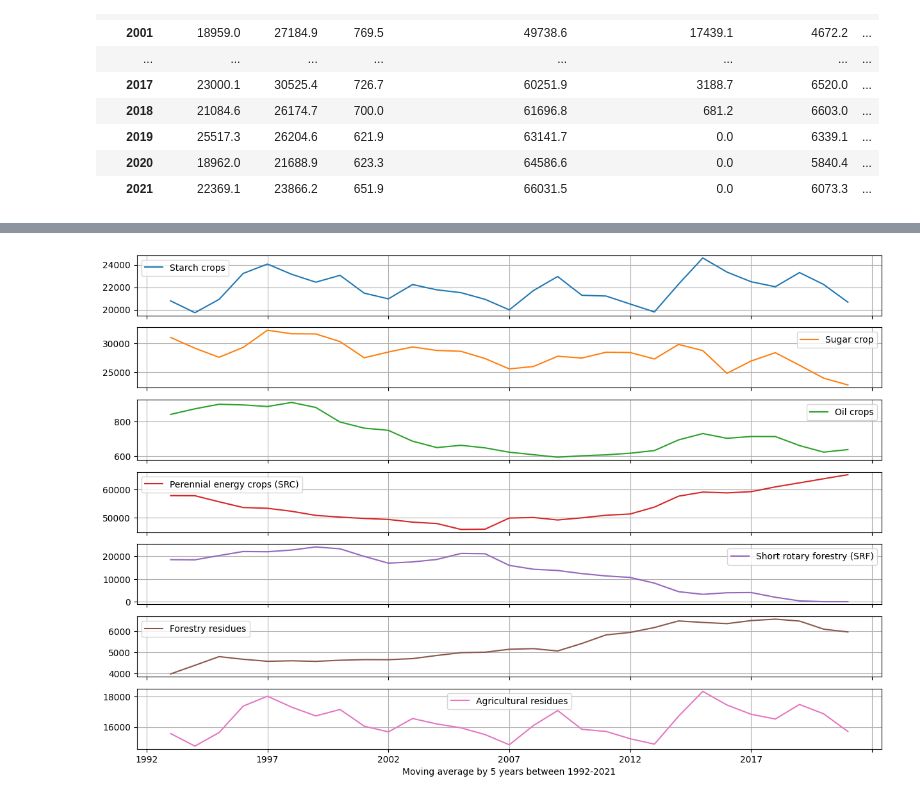
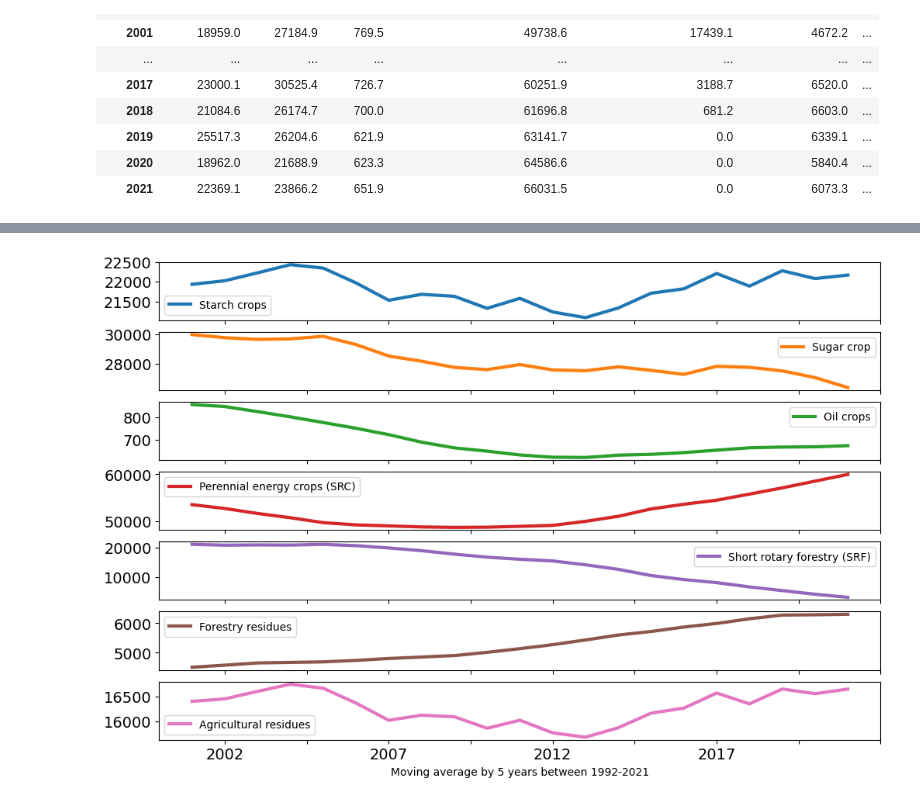
Before and after one commit to doubleyoushinamide/Data_Science_Codes, a Jupyter notebook: Biomass_evaluation/Domestic_extraction/Moving_average_biomass_1992-2050.ipynb, the cells around one changed output, grey strips where cells are left out. Saved outputs shown, nothing was run; the diff lists cells and outputs as text; code cells hidden in the pictures.

```diff
--- a/Biomass_evaluation/Domestic_extraction/Moving_average_biomass_1992-2050.ipynb
+++ b/Biomass_evaluation/Domestic_extraction/Moving_average_biomass_1992-2050.ipynb
@@ -59,8 +59,17 @@ df #Check if index had
 | 2020 | 18962.0 | 21688.9 | 623.3 | 64586.6 | 0.0 | 5840.4 | ... |
 | 2021 | 22369.1 | 23866.2 | 651.9 | 66031.5 | 0.0 | 6073.3 | ... |
 # %%
+#plt.rcParams['font.family'] = ''
+
+boxprops=dict(linewidth=2)
+capprops=dict(linewidth=2)
+whiskerprops=dict(linewidth=2)
 # By using subplots, fragments of each plots are displayed for each columns
-plt.rcParams['font.family'] = ''
-df.plot(kind='box', subplots=True, grid=True, sharex=True, use_index=True, style=['classic'], ylabel='Domestic extraction (1000 metric tonnes)', sharey=True, rot=(15), figsize=(15,10))
-plt.savefig('Domestic_Extraction_2050.svg')
+df.plot(kind='box', boxprops=boxprops, capprops=capprops,
+        whiskerprops=whiskerprops, subplots=True, sharex=False, use_index=True,
+        grid=False, style=['classic'], widths=0.5, fontsize=12, sharey=True, rot=(90),
+        figsize=(12,8), ylabel='Domestic extraction (1000 metric tonnes)')
+
+#plt.show()
+plt.savefig('Domestic_Extraction_normal.svg', dpi=700, bbox_inches='tight')
 # %% [output]
@@ -68,7 +77,10 @@ plt.savefig('Domestic_Extraction_2050.svg')
 # %%
 # Rolling window for each columns at rolling window = 2 years
-df.rolling(2).mean().plot(kind='line', subplots=True, sharex=True, grid=True, use_index=True, figsize=(15,10), xlabel=('Moving average by 5 years between 1992-2021'))
+df.rolling(10).mean().plot(kind='line', fontsize=14, subplots=True,
+                           linewidth=3, grid=False, sharex=True, use_index=True,
+                           figsize=(12,8),
+                           xlabel=('Moving average by 5 years between 1992-2021'))
 
-plt.savefig('Rolling_window_2050.svg') #Save a clear plot with .svg
+plt.savefig('Rolling_window_main.svg') #Save a clear plot with .svg
 # %% [output]
-[figure, old version]
+[figure, new version]
```
Also changed, not shown: parts of 1 cell of this notebook, 43 other files.
